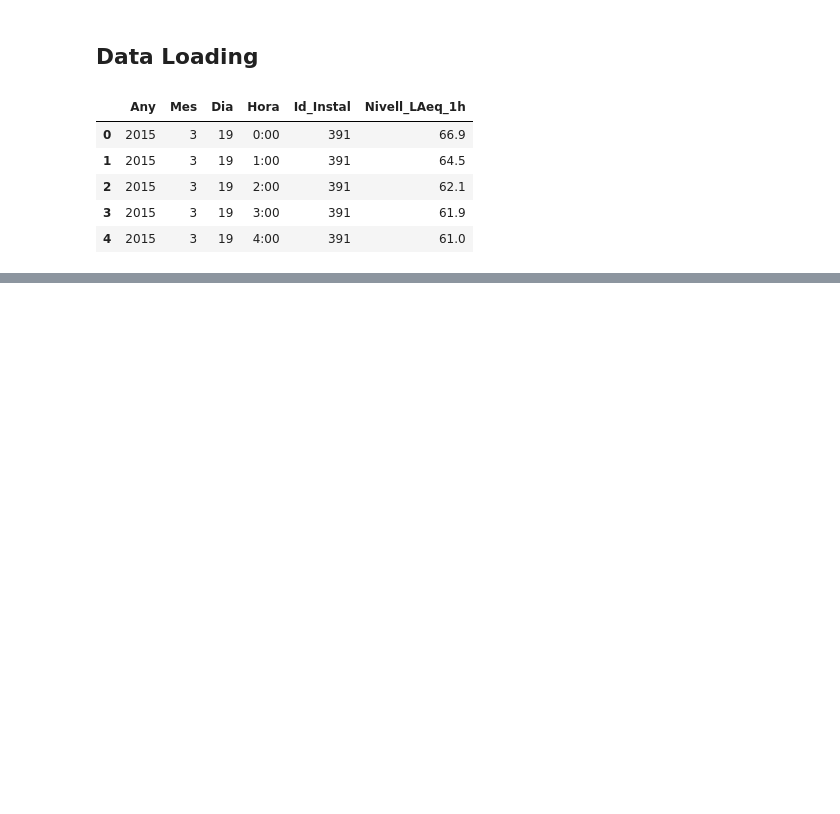
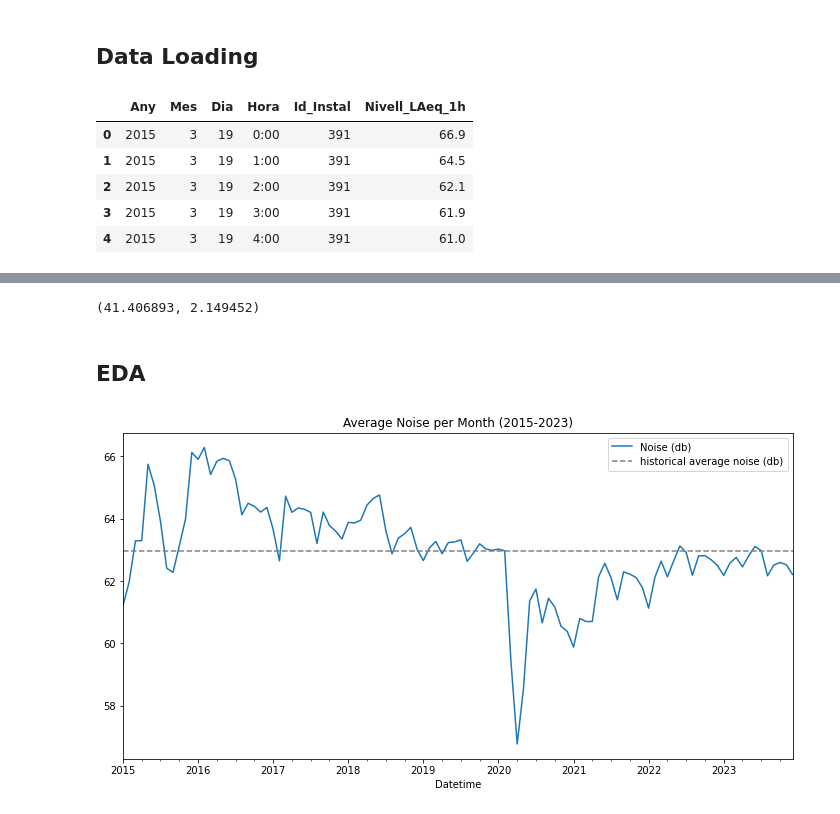
Before and after one commit to ivanseldas/COVID-Noise-Impact-Barcelona, a Jupyter notebook: notebooks/noise_bcn.ipynb, the cells around one changed output, grey strips where cells are left out. Saved outputs shown, nothing was run; the diff lists cells and outputs as text; code cells hidden in the pictures; blank space fills up the shorter version.

```diff
--- a/notebooks/noise_bcn.ipynb
+++ b/notebooks/noise_bcn.ipynb
@@ -599,0 +48,6 @@ H1: A != B
+# %%
+# Include location of sensors
+df_sensors = pd.read_csv('../data/XarxaSoroll_EquipsMonitor_Instal.csv')
+
+df_noise = df_noise.merge(df_sensors[['Id_Instal', 'Latitud', 'Longitud']], on='Id_Instal', how='left')
+df_noise.head(5)
@@ -599,0 +62,14 @@ H1: A != B
+# %%
+# Combine the date and time columns into a single DateTimeIndex
+df_noise["Datetime"] = pd.to_datetime(df_noise[["Any", "Mes", "Dia"]].astype(str).agg('-'.join, axis=1) + " " + df_noise["Hora"])
+df_noise.set_index("Datetime", inplace=True)
+
+# Drop the original columns used to create the DateTimeIndex
+df_noise.drop(columns=["Any", "Mes", "Dia", "Hora"], inplace=True)
+
+# Change name of Noise db data
+df_noise.rename(columns={'Nivell_LAeq_1h':'Noise_db'}, inplace=True)
+
+# Sort dataframe by index
+df_noise.sort_index(inplace=True)
+df_noise.head()
@@ -599,0 +108,21 @@ H1: A != B
+# %%
+41.406893, 2.149452
+# %% [output]
+(41.406893, 2.149452)
+# %% [markdown]
+## EDA
+# %%
+# Mean noise per month
+noise_month_year = df_noise['Noise_db'].resample('MS').mean()
+
+# Total sensors per month
+sensor_per_month = df_noise['Id_Instal'].resample('MS').sum()
+
+plt.figure(figsize=(12,6))
+noise_month_year.plot(label='Noise (db)')
+plt.title('Average Noise per Month (2015-2023)')
+plt.axhline(np.mean(noise_month_year), linestyle='--', color='grey', label='historical average noise (db)')
+plt.legend()
+plt.show()
+# %% [output]
+[figure, added]
```
Also changed, not shown: parts of 50 cells of this notebook, 1 other file.
